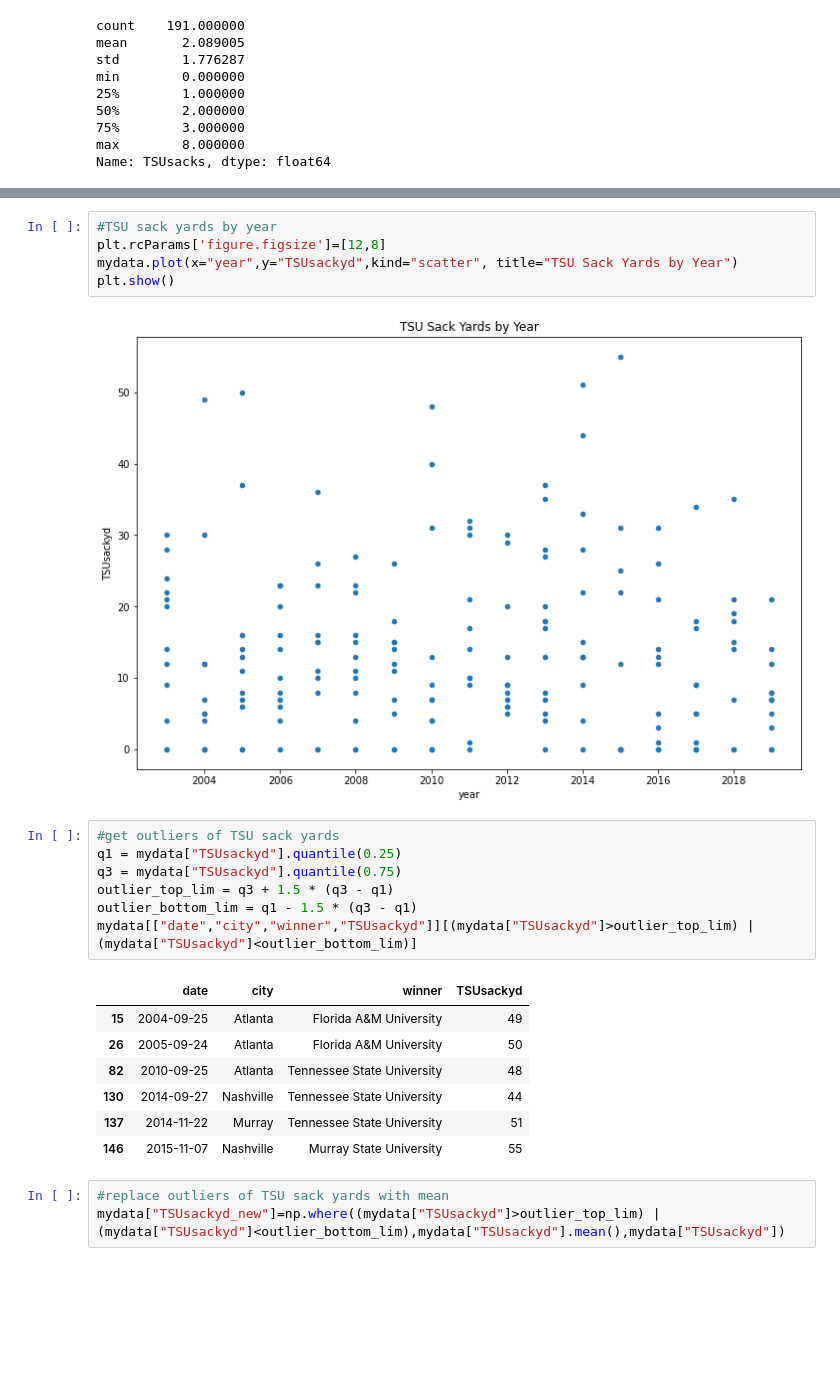
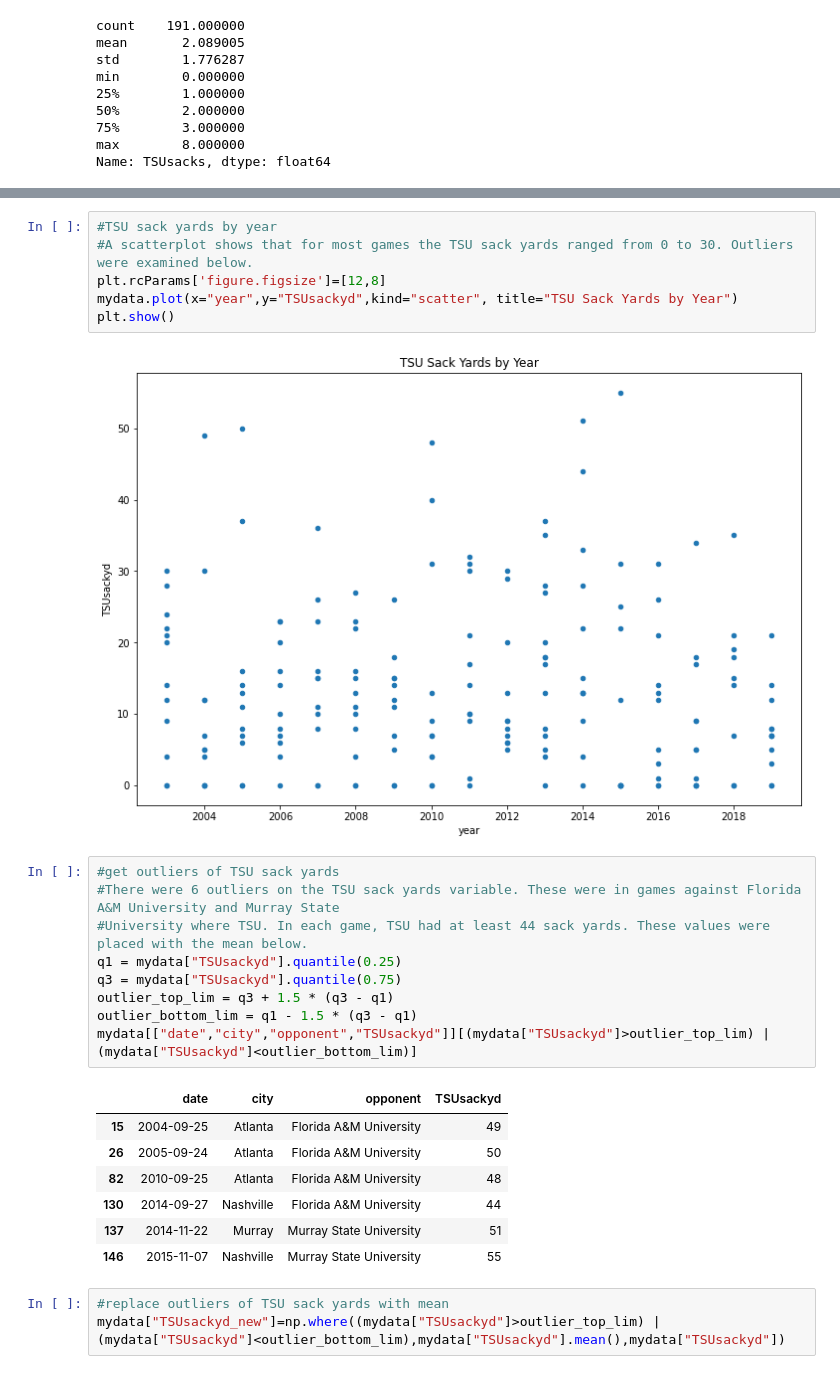
Before and after one commit to e-harrell/TSU, a Jupyter notebook: fullproject.ipynb, the cells around one changed output, grey strips where cells are left out. Drawn from its saved outputs; the diff is of its cells as text; blank space fills up the shorter version.

```diff
--- a/fullproject.ipynb
+++ b/fullproject.ipynb
@@ -5024,6 +5080,7 @@ max        6.000000
 Name: TSUsacks_new, dtype: float64
 # %%
 #TSU sack yards by year
+#A scatterplot shows that for most games the TSU sack yards ranged from 0 to 30. Outliers were examined below.
 plt.rcParams['figure.figsize']=[12,8]
 mydata.plot(x="year",y="TSUsackyd",kind="scatter", title="TSU Sack Yards by Year")
 plt.show()
@@ -5031,18 +5088,20 @@ plt.show()
 [figure]
 # %%
 #get outliers of TSU sack yards
+#There were 6 outliers on the TSU sack yards variable. These were in games against Florida A&M University and Murray State
+#University where TSU. In each game, TSU had at least 44 sack yards. These values were placed with the mean below.
 q1 = mydata["TSUsackyd"].quantile(0.25)
 q3 = mydata["TSUsackyd"].quantile(0.75)
 outlier_top_lim = q3 + 1.5 * (q3 - q1)
 outlier_bottom_lim = q1 - 1.5 * (q3 - q1)
-mydata[["date","city","winner","TSUsackyd"]][(mydata["TSUsackyd"]>outlier_top_lim) | (mydata["TSUsackyd"]<outlier_bottom_lim)]
+mydata[["date","city","opponent","TSUsackyd"]][(mydata["TSUsackyd"]>outlier_top_lim) | (mydata["TSUsackyd"]<outlier_bottom_lim)]
 # %% [output]
-|  | date | city | winner | TSUsackyd |
+|  | date | city | opponent | TSUsackyd |
 | 15 | 2004-09-25 | Atlanta | Florida A&M University | 49 |
 | 26 | 2005-09-24 | Atlanta | Florida A&M University | 50 |
-| 82 | 2010-09-25 | Atlanta | Tennessee State University | 48 |
-| 130 | 2014-09-27 | Nashville | Tennessee State University | 44 |
-| 137 | 2014-11-22 | Murray | Tennessee State University | 51 |
+| 82 | 2010-09-25 | Atlanta | Florida A&M University | 48 |
+| 130 | 2014-09-27 | Nashville | Florida A&M University | 44 |
+| 137 | 2014-11-22 | Murray | Murray State University | 51 |
 | 146 | 2015-11-07 | Nashville | Murray State University | 55 |
 # %%
 #replace outliers of TSU sack yards with mean
```
Also changed, not shown: parts of 148 cells of this notebook.
